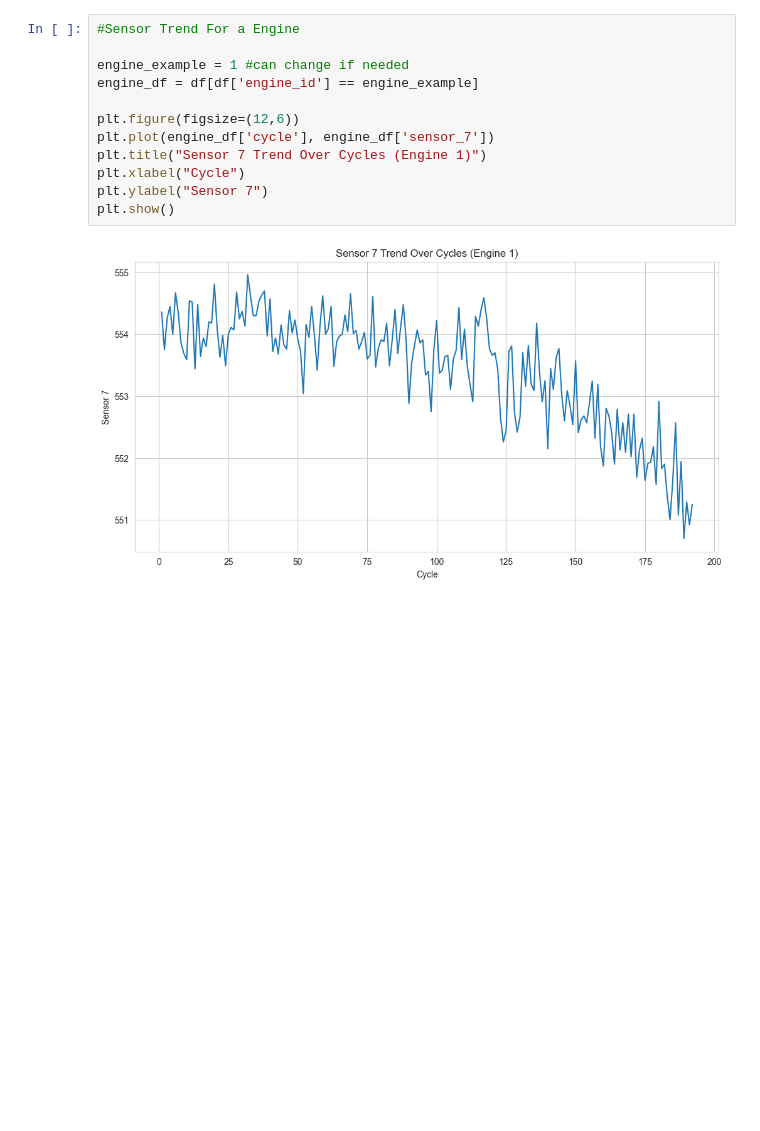
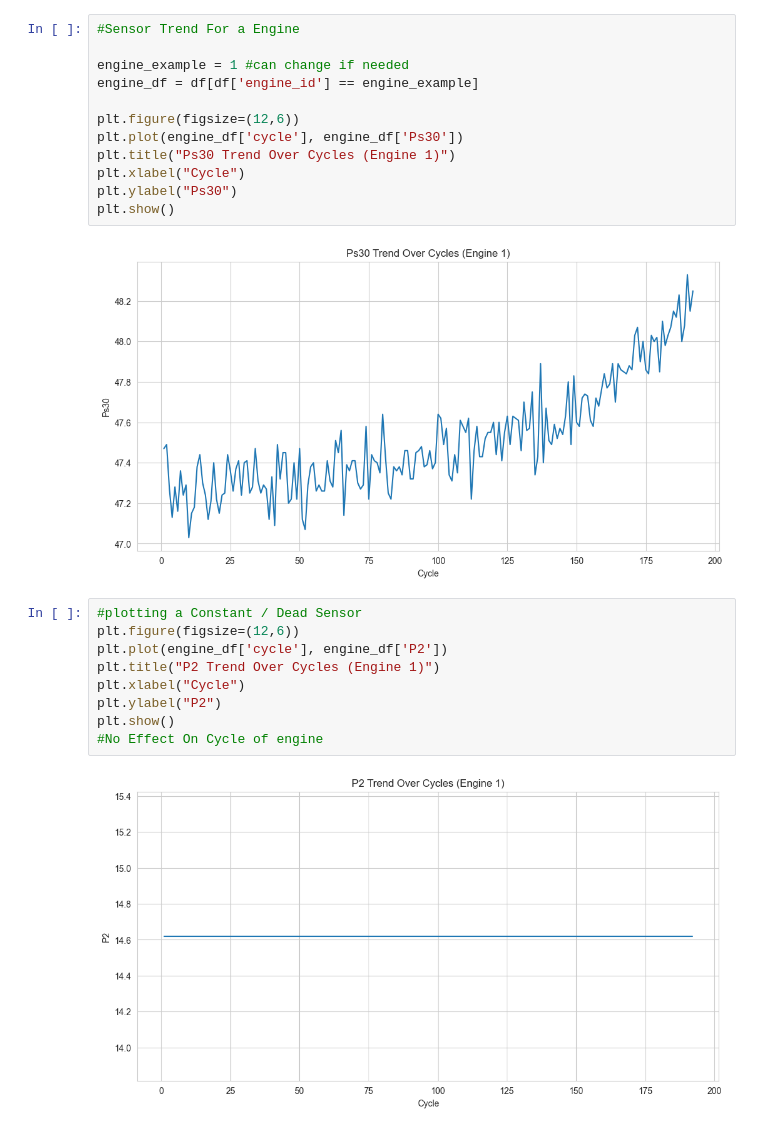
Before and after one commit to Adhithya-Raviprakash/Auto-Pulse, a Jupyter notebook: notebook/eda.ipynb, the cells around one changed output. Cells and saved outputs as stored; diff of their text form; blank space fills up the shorter version.

```diff
--- a/notebook/eda.ipynb
+++ b/notebook/eda.ipynb
@@ -154,10 +212,21 @@ engine_example = 1 #can change if needed
 engine_df = df[df['engine_id'] == engine_example]
 
 plt.figure(figsize=(12,6))
-plt.plot(engine_df['cycle'], engine_df['sensor_7'])
-plt.title("Sensor 7 Trend Over Cycles (Engine 1)")
+plt.plot(engine_df['cycle'], engine_df['Ps30'])
+plt.title("Ps30 Trend Over Cycles (Engine 1)")
 plt.xlabel("Cycle")
-plt.ylabel("Sensor 7")
+plt.ylabel("Ps30")
 plt.show()
 # %% [output]
-[figure, old version]
+[figure, new version]
+# %%
+#plotting a Constant / Dead Sensor
+plt.figure(figsize=(12,6))
+plt.plot(engine_df['cycle'], engine_df['P2'])
+plt.title("P2 Trend Over Cycles (Engine 1)")
+plt.xlabel("Cycle")
+plt.ylabel("P2")
+plt.show()
+#No Effect On Cycle of engine
+# %% [output]
+[figure, added]
```
Also changed, not shown: parts of 14 cells of this notebook, 5 other files.
